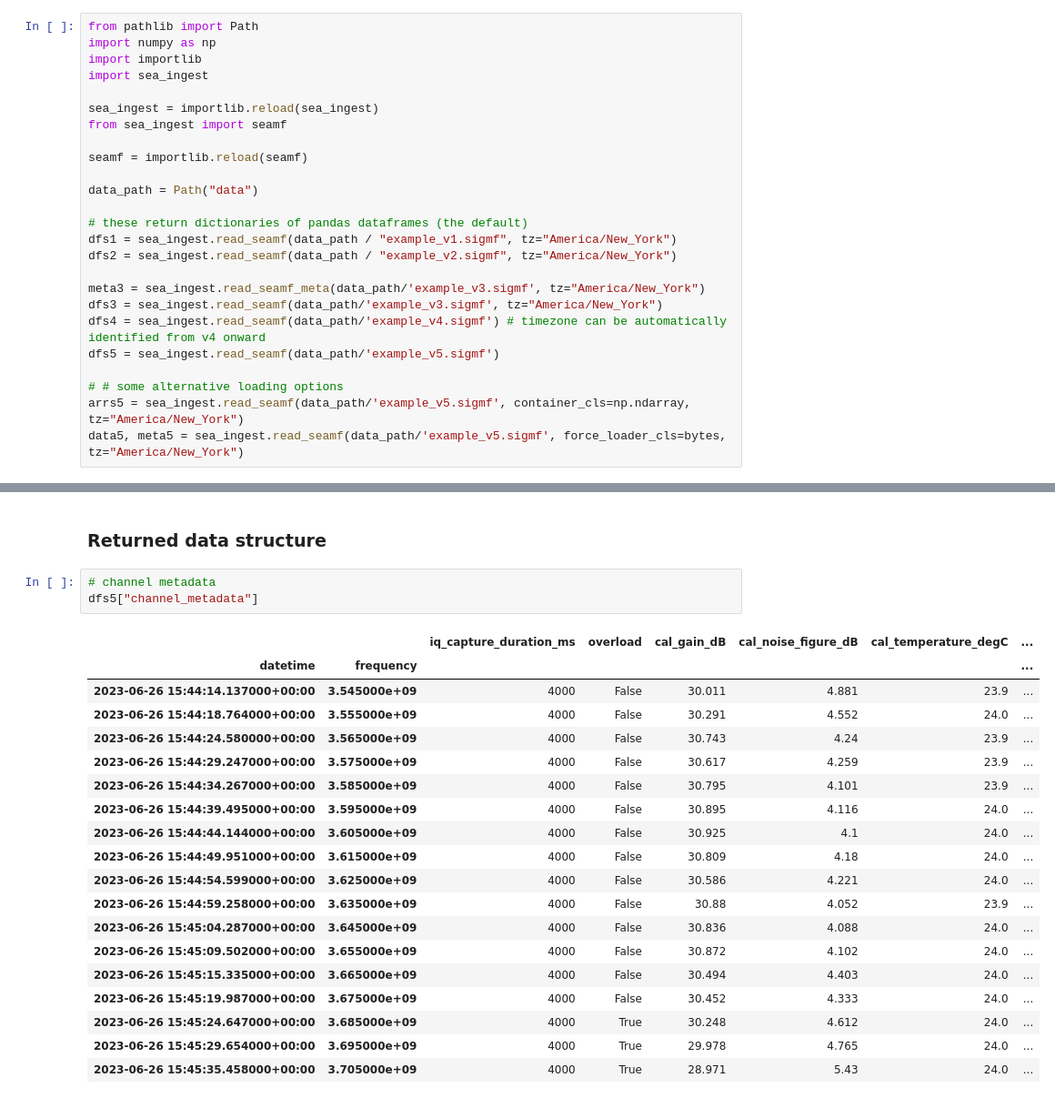
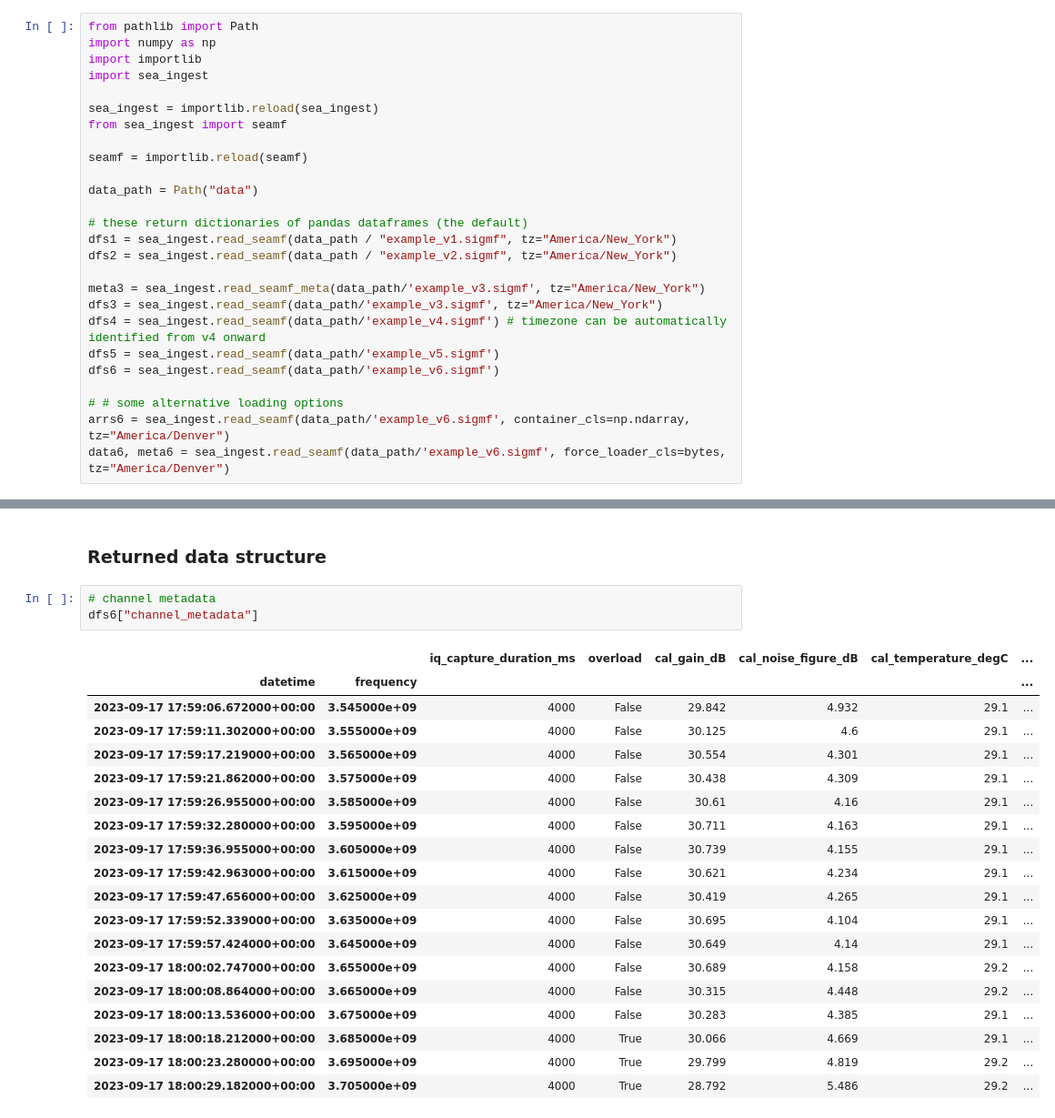
Before and after one commit to usnistgov/nasctn-sea-ingest, a Jupyter notebook: demos/read_seamf.ipynb, the cells around one changed output, grey strips where cells are left out. Shown at 91% size. Saved outputs shown, nothing was run; the diff lists cells and outputs as text.

```diff
--- a/demos/read_seamf.ipynb
+++ b/demos/read_seamf.ipynb
@@ -21,10 +21,11 @@ meta3 = sea_ingest.read_seamf_meta(data_path/'example_v3.sigmf', tz="America/New
 dfs3 = sea_ingest.read_seamf(data_path/'example_v3.sigmf', tz="America/New_York")
 dfs4 = sea_ingest.read_seamf(data_path/'example_v4.sigmf') # timezone can be automatically identified from v4 onward
 dfs5 = sea_ingest.read_seamf(data_path/'example_v5.sigmf')
+dfs6 = sea_ingest.read_seamf(data_path/'example_v6.sigmf')
 
 # # some alternative loading options
-arrs5 = sea_ingest.read_seamf(data_path/'example_v5.sigmf', container_cls=np.ndarray, tz="America/New_York")
-data5, meta5 = sea_ingest.read_seamf(data_path/'example_v5.sigmf', force_loader_cls=bytes, tz="America/New_York")
+arrs6 = sea_ingest.read_seamf(data_path/'example_v6.sigmf', container_cls=np.ndarray, tz="America/Denver")
+data6, meta6 = sea_ingest.read_seamf(data_path/'example_v6.sigmf', force_loader_cls=bytes, tz="America/Denver")
 # %% [markdown]
 ### Index name and order consistency check
 # %%
@@ -163,26 +152,26 @@ Line #      Hits         Time  Per Hit   % Time  Line Contents
 ### Returned data structure
 # %%
 # channel metadata
-dfs5["channel_metadata"]
+dfs6["channel_metadata"]
 # %% [output]
 |  |  | iq_capture_duration_ms | overload | cal_gain_dB | cal_noise_figure_dB | cal_temperature_degC | ... |
 | datetime | frequency |  |  |  |  |  | ... |
-| 2023-06-26 15:44:14.137000+00:00 | 3.545000e+09 | 4000 | False | 30.011 | 4.881 | 23.9 | ... |
-| 2023-06-26 15:44:18.764000+00:00 | 3.555000e+09 | 4000 | False | 30.291 | 4.552 | 24.0 | ... |
-| 2023-06-26 15:44:24.580000+00:00 | 3.565000e+09 | 4000 | False | 30.743 | 4.24 | 23.9 | ... |
-| 2023-06-26 15:44:29.247000+00:00 | 3.575000e+09 | 4000 | False | 30.617 | 4.259 | 23.9 | ... |
-| 2023-06-26 15:44:34.267000+00:00 | 3.585000e+09 | 4000 | False | 30.795 | 4.101 | 23.9 | ... |
-| 2023-06-26 15:44:39.495000+00:00 | 3.595000e+09 | 4000 | False | 30.895 | 4.116 | 24.0 | ... |
-| 2023-06-26 15:44:44.144000+00:00 | 3.605000e+09 | 4000 | False | 30.925 | 4.1 | 24.0 | ... |
-| 2023-06-26 15:44:49.951000+00:00 | 3.615000e+09 | 4000 | False | 30.809 | 4.18 | 24.0 | ... |
-| 2023-06-26 15:44:54.599000+00:00 | 3.625000e+09 | 4000 | False | 30.586 | 4.221 | 24.0 | ... |
-| 2023-06-26 15:44:59.258000+00:00 | 3.635000e+09 | 4000 | False | 30.88 | 4.052 | 23.9 | ... |
-| 2023-06-26 15:45:04.287000+00:00 | 3.645000e+09 | 4000 | False | 30.836 | 4.088 | 24.0 | ... |
-| 2023-06-26 15:45:09.502000+00:00 | 3.655000e+09 | 4000 | False | 30.872 | 4.102 | 24.0 | ... |
-| 2023-06-26 15:45:15.335000+00:00 | 3.665000e+09 | 4000 | False | 30.494 | 4.403 | 24.0 | ... |
-| 2023-06-26 15:45:19.987000+00:00 | 3.675000e+09 | 4000 | False | 30.452 | 4.333 | 24.0 | ... |
-| 2023-06-26 15:45:24.647000+00:00 | 3.685000e+09 | 4000 | True | 30.248 | 4.612 | 24.0 | ... |
-| 2023-06-26 15:45:29.654000+00:00 | 3.695000e+09 | 4000 | True | 29.978 | 4.765 | 24.0 | ... |
-| 2023-06-26 15:45:35.458000+00:00 | 3.705000e+09 | 4000 | True | 28.971 | 5.43 | 24.0 | ... |
+| 2023-09-17 17:59:06.672000+00:00 | 3.545000e+09 | 4000 | False | 29.842 | 4.932 | 29.1 | ... |
+| 2023-09-17 17:59:11.302000+00:00 | 3.555000e+09 | 4000 | False | 30.125 | 4.6 | 29.1 | ... |
+| 2023-09-17 17:59:17.219000+00:00 | 3.565000e+09 | 4000 | False | 30.554 | 4.301 | 29.1 | ... |
+| 2023-09-17 17:59:21.862000+00:00 | 3.575000e+09 | 4000 | False | 30.438 | 4.309 | 29.1 | ... |
+| 2023-09-17 17:59:26.955000+00:00 | 3.585000e+09 | 4000 | False | 30.61 | 4.16 | 29.1 | ... |
+| 2023-09-17 17:59:32.280000+00:00 | 3.595000e+09 | 4000 | False | 30.711 | 4.163 | 29.1 | ... |
+| 2023-09-17 17:59:36.955000+00:00 | 3.605000e+09 | 4000 | False | 30.739 | 4.155 | 29.1 | ... |
+| 2023-09-17 17:59:42.963000+00:00 | 3.615000e+09 | 4000 | False | 30.621 | 4.234 | 29.1 | ... |
+| 2023-09-17 17:59:47.656000+00:00 | 3.625000e+09 | 4000 | False | 30.419 | 4.265 | 29.1 | ... |
+| 2023-09-17 17:59:52.339000+00:00 | 3.635000e+09 | 4000 | False | 30.695 | 4.104 | 29.1 | ... |
+| 2023-09-17 17:59:57.424000+00:00 | 3.645000e+09 | 4000 | False | 30.649 | 4.14 | 29.1 | ... |
+| 2023-09-17 18:00:02.747000+00:00 | 3.655000e+09 | 4000 | False | 30.689 | 4.158 | 29.2 | ... |
+| 2023-09-17 18:00:08.864000+00:00 | 3.665000e+09 | 4000 | False | 30.315 | 4.448 | 29.2 | ... |
+| 2023-09-17 18:00:13.536000+00:00 | 3.675000e+09 | 4000 | False | 30.283 | 4.385 | 29.1 | ... |
+| 2023-09-17 18:00:18.212000+00:00 | 3.685000e+09 | 4000 | True | 30.066 | 4.669 | 29.1 | ... |
+| 2023-09-17 18:00:23.280000+00:00 | 3.695000e+09 | 4000 | True | 29.799 | 4.819 | 29.2 | ... |
+| 2023-09-17 18:00:29.182000+00:00 | 3.705000e+09 | 4000 | True | 28.792 | 5.486 | 29.2 | ... |
 # %%
 # power spectral density has a "capture_statistic" index
```
Also changed, not shown: parts of 10 cells of this notebook.
